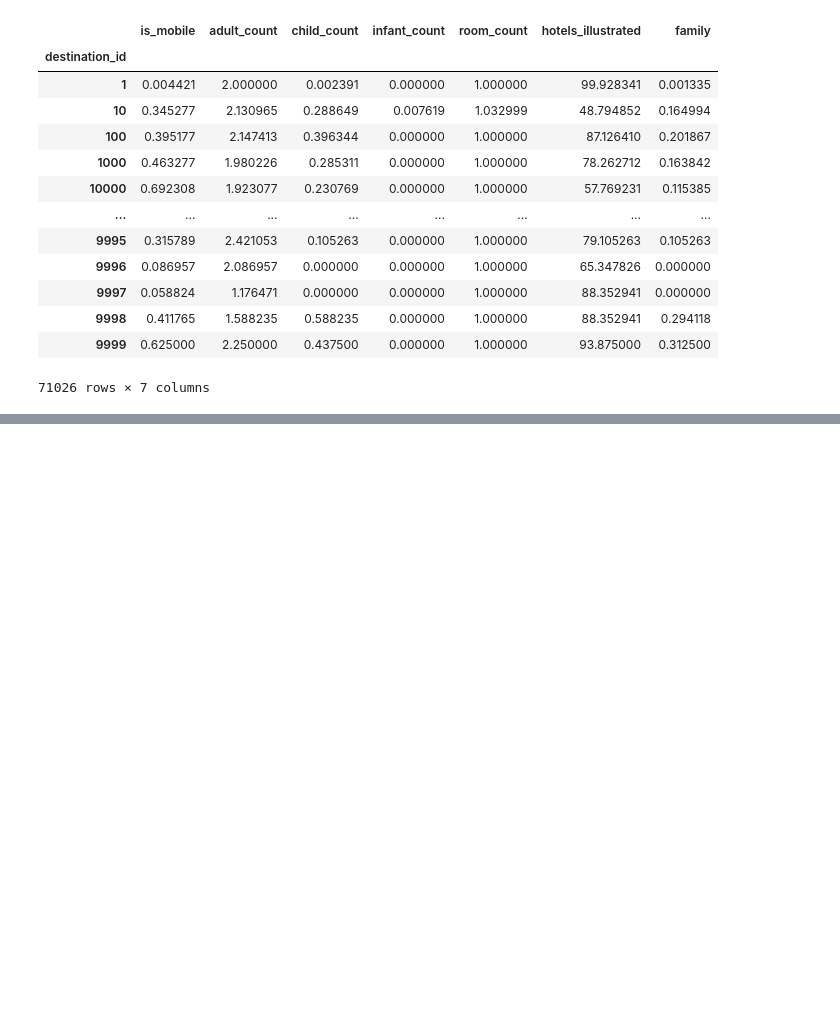
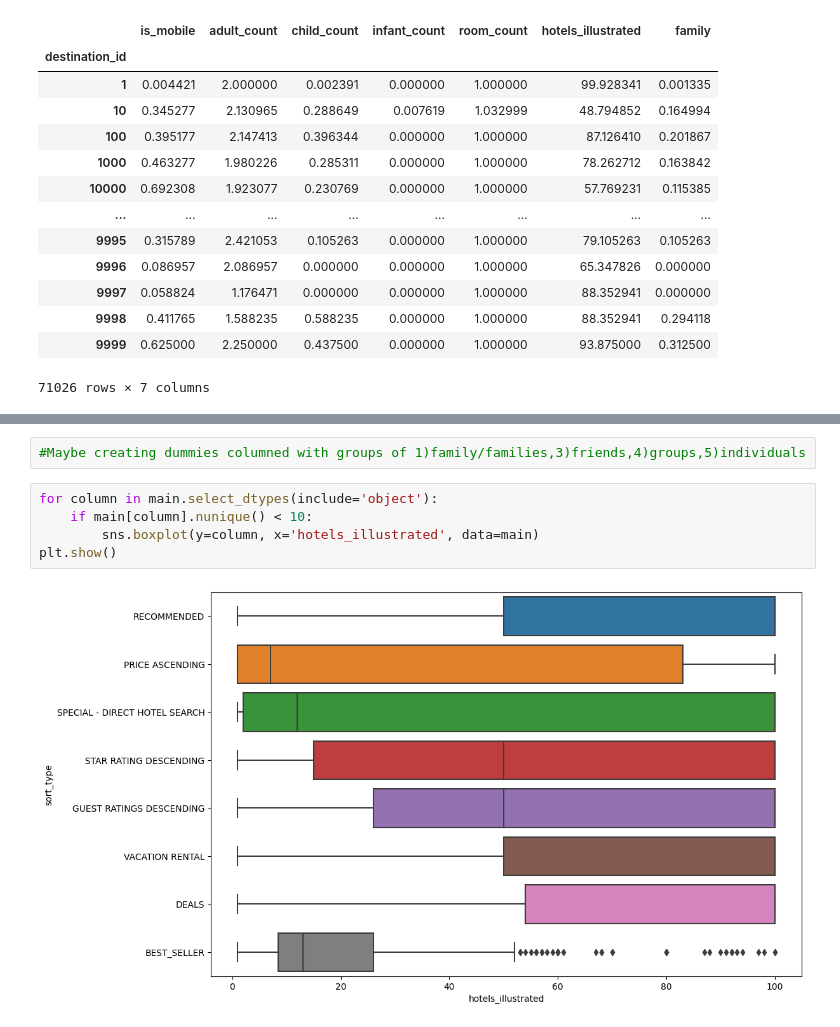
Before and after one commit to zetdata7/Hotel-Recommendations, a Jupyter notebook: EDA_Hotels.ipynb, the cells around one changed output, grey strips where cells are left out. Drawn from its saved outputs; the diff is of its cells as text; blank space fills up the shorter version.

```diff
--- a/EDA_Hotels.ipynb
+++ b/EDA_Hotels.ipynb
@@ -240,0 +278,9 @@ main.groupby(['destination_id']).mean()
+# %%
+#Maybe creating dummies columned with groups of 1)family/families,3)friends,4)groups,5)individuals
+# %%
+for column in main.select_dtypes(include='object'):
+    if main[column].nunique() < 10:
+        sns.boxplot(y=column, x='hotels_illustrated', data=main)
+plt.show()
+# %% [output]
+[figure, added]
```
Also changed, not shown: parts of 7 cells of this notebook.
